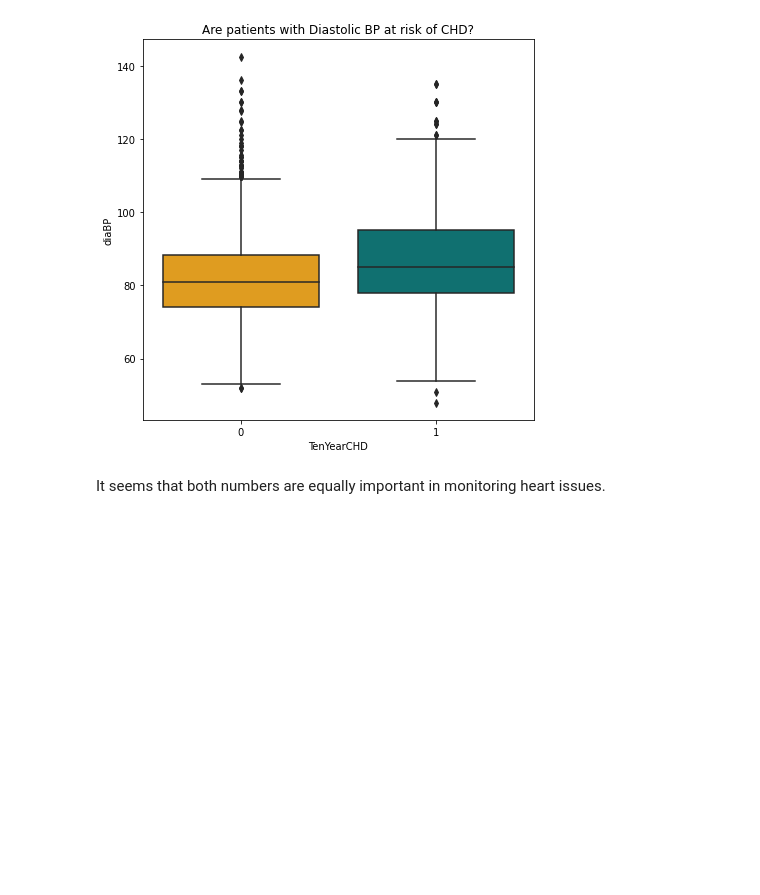
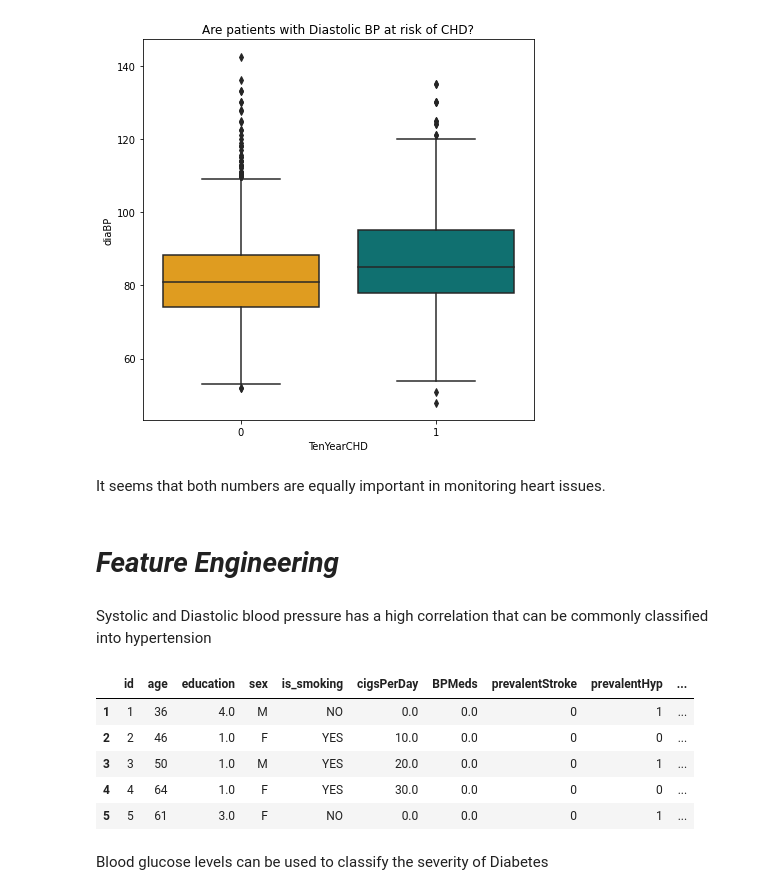
Before and after one commit to Manass20/Cardiovascular-risk-prediction-Manas, a Jupyter notebook: Cardiovascular_risk_prediction_Manas.ipynb, the cells around one changed output. Cells and saved outputs as stored; diff of their text form; code cells hidden in the pictures; blank space fills up the shorter version.

```diff
--- a/Cardiovascular_risk_prediction_Manas.ipynb
+++ b/Cardiovascular_risk_prediction_Manas.ipynb
@@ -443,3 +443,36 @@ plt.show()
 [figure]
 # %% [markdown]
 It seems that both numbers are equally important in monitoring heart issues.
+# %% [markdown]
+# ***Feature Engineering***
+# %% [markdown]
+Systolic and Diastolic blood pressure has a high correlation that can be commonly classified into hypertension
+# %%
+def blood_presure_classification(SysBP, DiaBP):
+  if (SysBP < 90) or (DiaBP < 60):
+    return 0 # 'Hypotension'
+  if (SysBP < 120) and (DiaBP < 80):
+    return 1 # 'Optimal'
+  if (SysBP < 130) or (DiaBP < 86):
+    return 2 # 'Normal'
+  if (SysBP < 140) or (DiaBP < 90):
+    return 3 # 'PreHypertensive'
+  if (SysBP > 140) and (DiaBP < 90):
+    return 4 # 'IsolatedSystolicHypertension'
+  if (SysBP < 160) or (DiaBP < 100):
+    return 5 # 'GradeI'
+  if (SysBP < 180) or (DiaBP < 110):
+    return 6 # 'GradeII'
+  return 7 # 'GradeIII'
+# %%
+df['Hypertension'] = df.apply(lambda x: blood_presure_classification(x['sysBP'],x['diaBP']),axis=1)
+df.head()
+# %% [output]
+|  | id | age | education | sex | is_smoking | cigsPerDay | BPMeds | prevalentStroke | prevalentHyp | ... |
+| 1 | 1 | 36 | 4.0 | M | NO | 0.0 | 0.0 | 0 | 1 | ... |
+| 2 | 2 | 46 | 1.0 | F | YES | 10.0 | 0.0 | 0 | 0 | ... |
+| 3 | 3 | 50 | 1.0 | M | YES | 20.0 | 0.0 | 0 | 1 | ... |
+| 4 | 4 | 64 | 1.0 | F | YES | 30.0 | 0.0 | 0 | 0 | ... |
+| 5 | 5 | 61 | 3.0 | F | NO | 0.0 | 0.0 | 0 | 1 | ... |
+# %% [markdown]
+Blood glucose levels can be used to classify the severity of Diabetes
```
Also changed, not shown: parts of 25 cells of this notebook.
